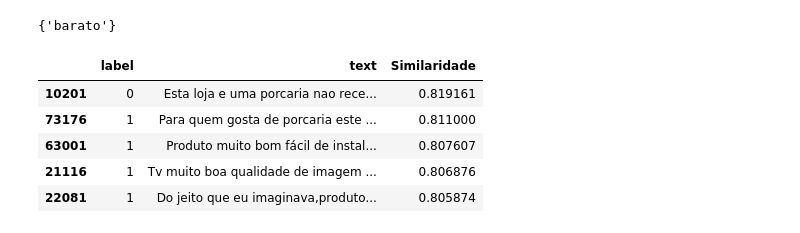
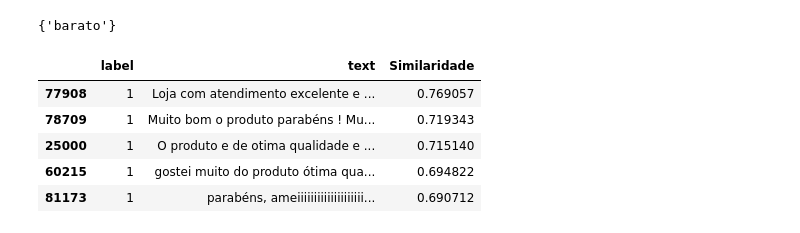
Before and after one commit to fernandosola/sbsi2022-nlp-dl-minicurso, a Jupyter notebook: minicurso_pratica_01.ipynb, the cells around one changed output. Cells and saved outputs as stored; diff of their text form; code cells hidden in the pictures.

```diff
--- a/minicurso_pratica_01.ipynb
+++ b/minicurso_pratica_01.ipynb
@@ -228,22 +229,22 @@ conj_a & conj_b & conj_c
 {'barato'}
 # %%
 documents = [TaggedDocument(remover_caracteres_especiais(s).split(), [i]) for i, doc in enumerate(df_review['text']) for s in sent_tokenize(doc)]
-model = Doc2Vec(documents, vector_size=100, window=5, min_count=10, workers=4, epochs=10, seed=DEFAULT_RANDOM_SEED)
+model = Doc2Vec(documents, vector_size=100, window=5, min_count=10, workers=4, epochs=20, seed=DEFAULT_RANDOM_SEED)
 # %%
-vx = [model.infer_vector(d, steps=10) for d in df_review['text'].apply(lambda x: remover_caracteres_especiais(x).split())]
+vx = [model.infer_vector(d, steps=20) for d in df_review['text'].apply(lambda x: remover_caracteres_especiais(x).split())]
 # %%
 frase = 'loja com atendimento excelente e o produto nem se fala parabéns'
-vfrase = model.infer_vector(frase.split(), steps=10)
+vfrase = model.infer_vector(frase.split(), steps=50)
 
 sim = cosine_similarity(vx, [vfrase])
 
 df_resultado = df_review.copy()
 df_resultado['Similaridade'] = sim
 df_resultado.sort_values('Similaridade', ascending=False).head()
 # %% [output]
 |  | label | text | Similaridade |
-| 10201 | 0 | Esta loja e uma porcaria nao rece... | 0.819161 |
-| 73176 | 1 | Para quem gosta de porcaria este ... | 0.811000 |
-| 63001 | 1 | Produto muito bom fácil de instal... | 0.807607 |
-| 21116 | 1 | Tv muito boa qualidade de imagem ... | 0.806876 |
-| 22081 | 1 | Do jeito que eu imaginava,produto... | 0.805874 |
+| 77908 | 1 | Loja com atendimento excelente e ... | 0.769057 |
+| 78709 | 1 | Muito bom o produto parabéns ! Mu... | 0.719343 |
+| 25000 | 1 | O produto e de otima qualidade e ... | 0.715140 |
+| 60215 | 1 | gostei muito do produto ótima qua... | 0.694822 |
+| 81173 | 1 | parabéns, ameiiiiiiiiiiiiiiiiiiii... | 0.690712 |
```
Also changed, not shown: parts of 7 cells of this notebook.
